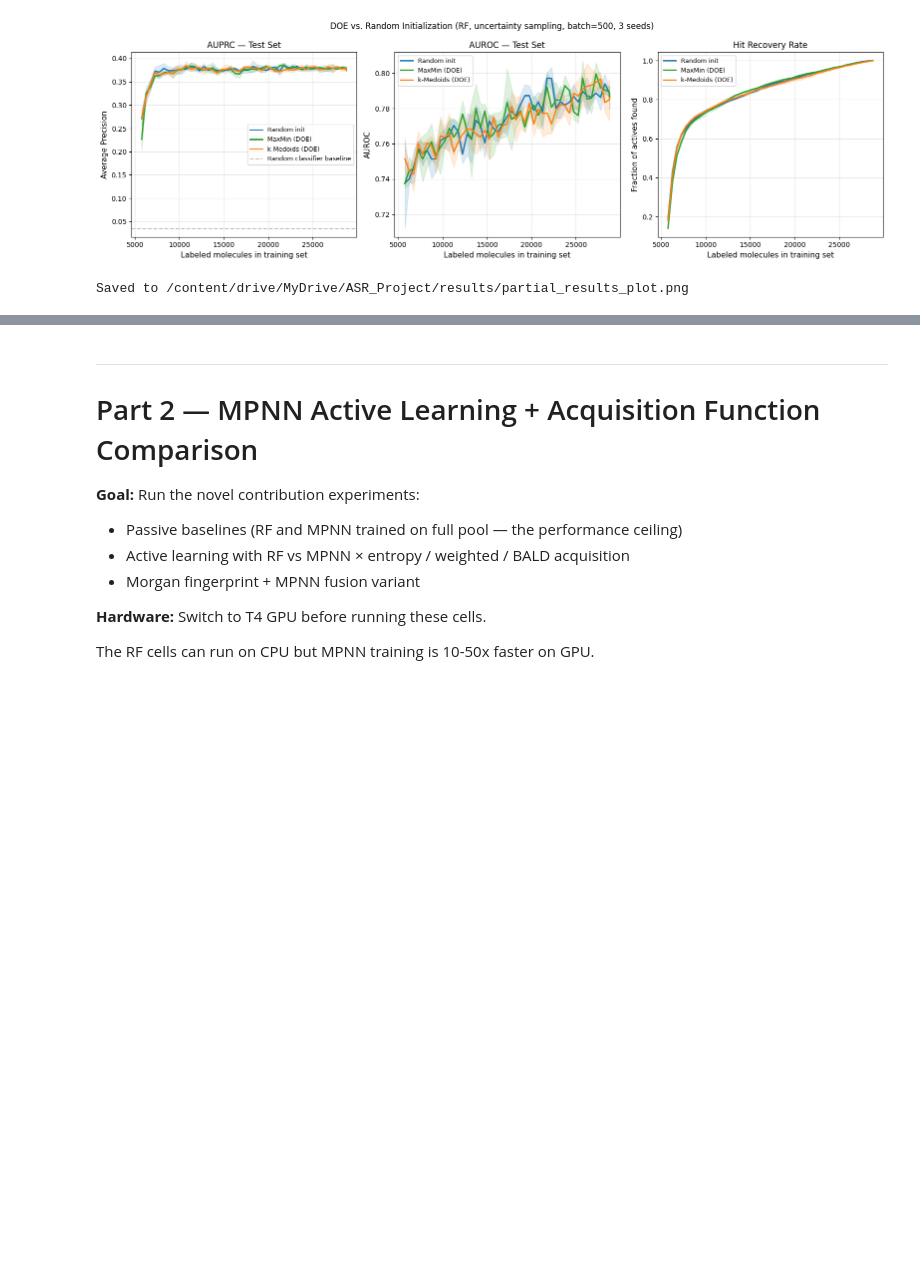
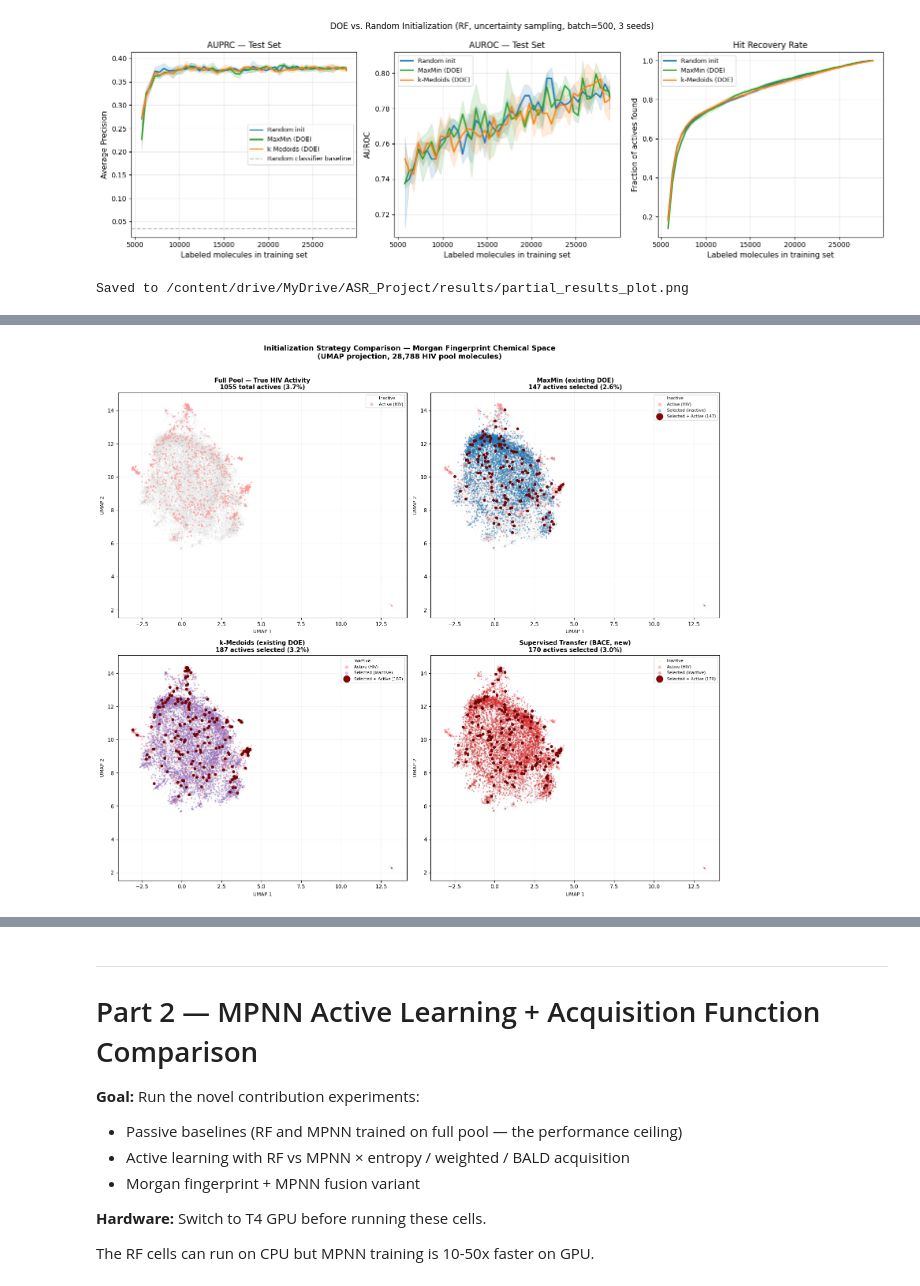
Before and after one commit to skothare/ASR_Proj, a Jupyter notebook: colab_runner.ipynb, the cells around one changed output, grey strips where cells are left out. Saved outputs shown, nothing was run; the diff lists cells and outputs as text; code cells hidden in the pictures; blank space fills up the shorter version.

```diff
--- a/colab_runner.ipynb
+++ b/colab_runner.ipynb
@@ -536,0 +892,83 @@ Saved to /content/drive/MyDrive/ASR_Project/results/partial_results_plot.png
+# %%
+# DOE-S4: UMAP visualization
+# ── Chemical space visualization ───────────────────────────────────────────
+# Project Morgan fingerprints to 2D with UMAP.
+# Each panel shows where one initialization strategy selects molecules.
+# Dark red dots = selected molecules that are truly HIV-active.
+# If supervised panel has more dark red dots, the method is working.
+
+import numpy as np
+import matplotlib.pyplot as plt
+import umap
+import os
+
+print('Fitting UMAP on subsample of 5,000 molecules (~2 min)...')
+np.random.seed(42)
+sub_idx = np.random.choice(len(data.X_train_pool), size=5000, replace=False)
+X_sub   = data.X_train_pool[sub_idx]
+
+reducer  = umap.UMAP(n_components=2, random_state=42, n_neighbors=30, min_dist=0.1)
+emb_sub  = reducer.fit_transform(X_sub)
+
+print('Transforming full pool to 2D...')
+emb_full = reducer.transform(data.X_train_pool)
+print(f'Done. Embedding shape: {emb_full.shape}')
+
+# ── 2×2 figure ────────────────────────────────────────────────────────────
+fig, axes = plt.subplots(2, 2, figsize=(16, 14))
+axes = axes.flatten()
+
+strategies = [
+    ('Full Pool — True HIV Activity',    None,           None),
+    ('MaxMin (existing DOE)',             idx_maxmin,     '#1f77b4'),
+    ('k-Medoids (existing DOE)',          idx_kmed,       '#9467bd'),
+    ('Supervised Transfer (BACE, new)',   idx_supervised, '#d62728'),
+]
+
+inact_mask = data.y_train_pool == 0
+act_mask   = data.y_train_pool == 1
+
+for ax, (title, sel_idx, sel_color) in zip(axes, strategies):
+    # Background: all pool molecules
+    ax.scatter(emb_full[inact_mask, 0], emb_full[inact_mask, 1],
+               c='#dddddd', s=0.5, alpha=0.3, rasterized=True, label='Inactive')
+    ax.scatter(emb_full[act_mask, 0], emb_full[act_mask, 1],
+               c='#ff9999', s=4, alpha=0.6, rasterized=True, label='Active (HIV)')
+
+    if sel_idx is not None:
+        sel_inact = sel_idx[data.y_train_pool[sel_idx] == 0]
+        sel_act   = sel_idx[data.y_train_pool[sel_idx] == 1]
+
+        ax.scatter(emb_full[sel_inact, 0], emb_full[sel_inact, 1],
+                   c=sel_color, s=3, alpha=0.35, label='Selected (inactive)')
+        ax.scatter(emb_full[sel_act, 0], emb_full[sel_act, 1],
+                   c='#8B0000', s=25, alpha=1.0,
+                   edgecolors='black', linewidths=0.3, zorder=5,
+                   label=f'Selected + Active ({len(sel_act)})')
+
+        n_act = len(sel_act)
+        rate  = n_act / len(sel_idx)
+        ax.set_title(f'{title}\n{n_act} actives selected ({rate:.1%})',
+                     fontsize=11, fontweight='bold')
+    else:
+        ax.set_title(f'{title}\n{int(data.y_train_pool.sum())} total actives '
+                     f'({data.y_train_pool.mean():.1%})',
+                     fontsize=11, fontweight='bold')
+
+    ax.legend(fontsize=7.5, loc='upper right', markerscale=2.5)
+    ax.set_xlabel('UMAP 1', fontsize=9)
+    ax.set_ylabel('UMAP 2', fontsize=9)
+    ax.grid(True, alpha=0.15)
+
+plt.suptitle(
+    'Initialization Strategy Comparison — Morgan Fingerprint Chemical Space\n'
+    '(UMAP projection, 28,788 HIV pool molecules)',
+    fontsize=13, fontweight='bold', y=1.01
+)
+plt.tight_layout()
+
+out_path = os.path.join(PROJECT_ROOT, 'results', 'initialization_umap.png')
+plt.savefig(out_path, dpi=150, bbox_inches='tight')
+plt.show()
+print(f'Saved: {out_path}')
+# %% [output]
@@ -536,0 +978 @@ Saved to /content/drive/MyDrive/ASR_Project/results/partial_results_plot.png
+[figure, added]
```
Also changed, not shown: parts of 15 cells of this notebook, 4 other files.
